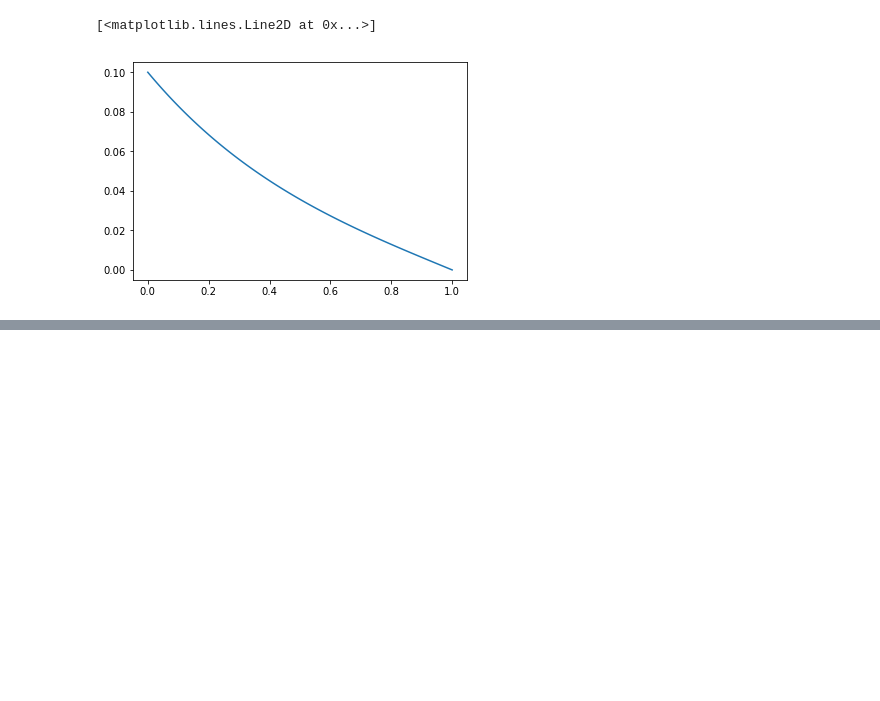
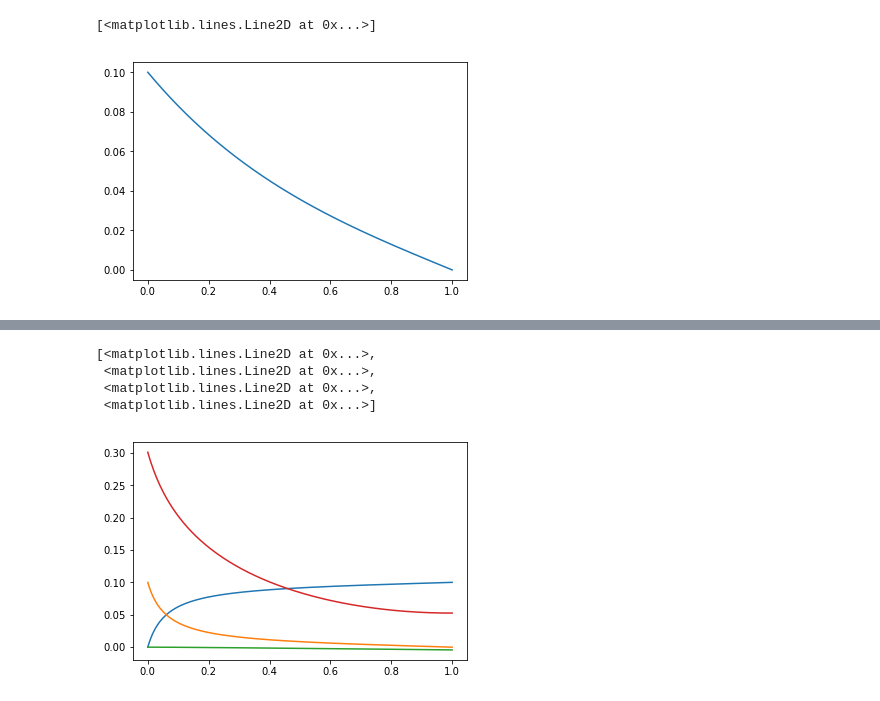
Before and after one commit to dalcox/batteries, a Jupyter notebook: Battery Modeling 1D Steady State.ipynb, the cells around one changed output, grey strips where cells are left out. Saved outputs shown, nothing was run; the diff lists cells and outputs as text; code cells hidden in the pictures; blank space fills up the shorter version.

```diff
--- a/Battery Modeling 1D Steady State.ipynb
+++ b/Battery Modeling 1D Steady State.ipynb
@@ -22,7 +22,7 @@ I = 0.1     #total current density
 
 
 #graph analytically
-X = np.linspace(0., L, 100)
+X = np.linspace(0., L, 200)
 Y=y = X/L
 v = L*np.sqrt(a*io*(n*F)/(R*T)*(K + s)/(K*s))
 i2 = I * K/(K + s)*(1 + (s*(K**-1)*np.sinh(v*(1-y)) - np.sinh(v*y))/np.sinh(v))
@@ -53,10 +53,24 @@ def linearbattfunc(IV, x):
 def BVbattfunc(IV, x):
     i1, i2, V1, V2 = IV
     di2 = -a*io*np.exp((n*F)/(R*T)*-ac*(V1 - V2))
+#     di2 = a*io*(n*F)/(R*T)*(V1 - V2)
     di1 = -di2
     dV1 = -i1/s
     dV2 = -i2/K
     return di1, di2, dV1, dV2
+
+def Tafelfunc(IV, x):
+    """
+    uses Tafel kinetics
+    """
+    i1, i2, V1, V2 = IV
+
+    di2 = -a*io*np.exp(-ac*n*F/(R*T)*(V1 - V2))
+    di1 = -di2
+    dV1 = -i1/s
+    dV2 = -i2/K
+
+    return di1, di2, dV1, dV2
 # %%
 def objective(u2_0):
     """
@@ -118,0 +138,35 @@ plt.plot?
+# %%
+def Tafelfunc(IV, x):
+    """
+    uses Tafel kinetics
+    """
+    i1, i2, V1, V2 = IV
+
+    di2 = -a*io*np.exp(-ac*n*F/(R*T)*(V1 - V2))
+    di1 = -di2
+    dV1 = -i1/s
+    dV2 = -i2/K
+
+    return di1, di2, dV1, dV2
+
+def ObjectiveTafel(IVo):
+    """
+    Solves initial condition for tafel kinetic problem
+    """
+    i1o, V2o = IVo
+    U = odeint(Tafelfunc, [i1o, I, 0, V2o], X)
+    V = U[:,3]
+    dV = np.diff(V)/np.diff(X)
+
+    return U[0,0], dV[-1]
+# %%
+i1o, V2o = fsolve(ObjectiveTafel, [0,0])
+U = odeint(Tafelfunc, [0, I, 0, V2o], X)
+
+plt.plot(X, U)
+# %% [output]
+[<matplotlib.lines.Line2D at 0x...>,
+ <matplotlib.lines.Line2D at 0x...>,
+ <matplotlib.lines.Line2D at 0x...>,
+ <matplotlib.lines.Line2D at 0x...>]
+[figure, added]
```
Also changed, not shown: parts of 4 cells of this notebook, 2 other files.
